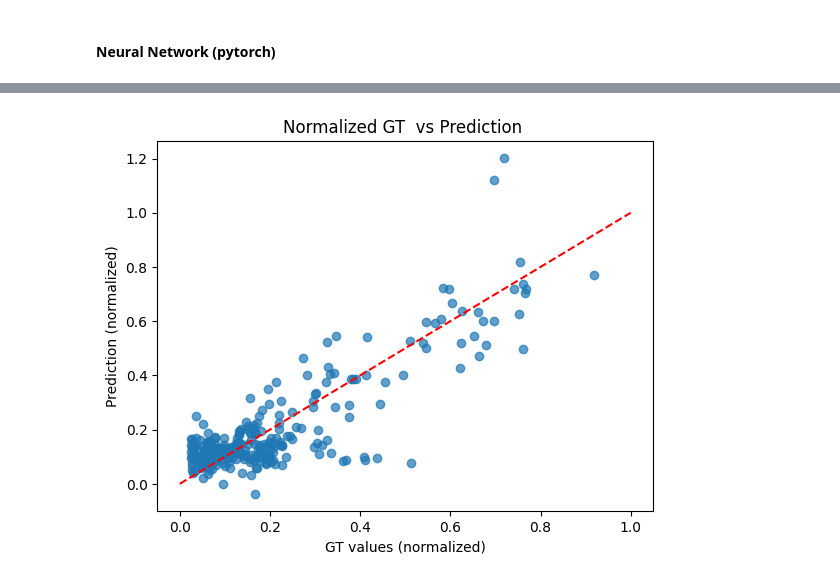
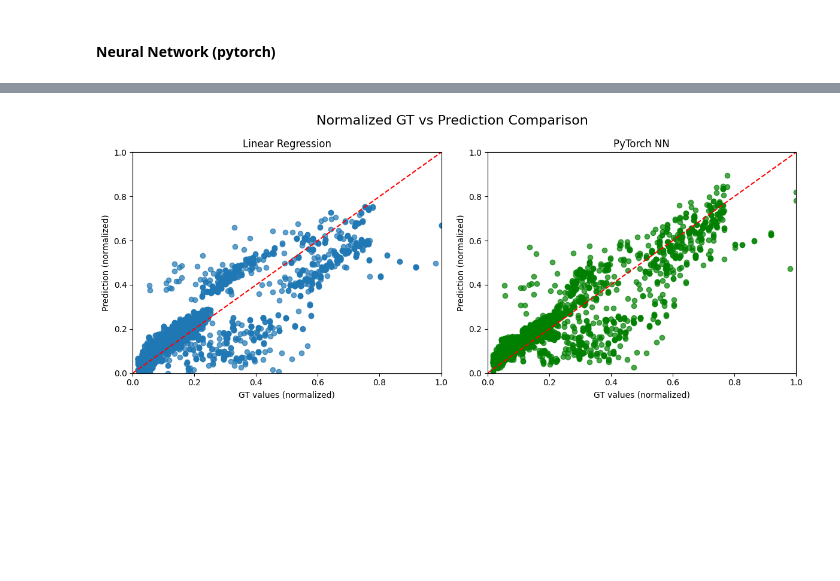
Before and after one commit to Roby290597/health_insurance, a Jupyter notebook: insurance_analysis.ipynb, the cells around one changed output, grey strips where cells are left out. Saved outputs shown, nothing was run; the diff lists cells and outputs as text; code cells hidden in the pictures; blank space fills up the shorter version.

```diff
--- a/insurance_analysis.ipynb
+++ b/insurance_analysis.ipynb
@@ -80,7 +61,7 @@ insurance_data.shape
 insurance_data_no_claim.isna().sum()
 #get the number of missing values in each column
 #insurance_data_no_claim = insurance_data_no_claim.dropna()  # Drop rows with missing values
-#insurance_data_no_claim = insurance_data_no_claim.fillna(insurance_data_no_claim.mean())  # Fill missing values with column mean
+insurance_data_no_claim = insurance_data_no_claim.fillna(insurance_data_no_claim.mean())  # Fill missing values with column mean
 
 
 
@@ -89,5 +70,4 @@ insurance_data_no_claim.isna().sum()
 # insurance_data_no_claim.describe() get a statistical summary of the dataframe
 
 print(insurance_data_no_claim.isna().sum())
-print(insurance_data.isna().sum())
 # %% [output]
@@ -112,7 +88,9 @@ dtype: int64
 ### Feature engineering
 # %%
 # Discard not significant features
-features = insurance_data_no_claim.drop(columns=['index', 'PatientID'])
+
+#if "index" in insurance_data_no_claim.columns or "PatientID" in insurance_data_no_claim.columns:
+features = insurance_data_no_claim  #.drop(columns=['index', 'PatientID'])
 
 
 # Standardize numerical features
@@ -238,6 +129,7 @@ diabetic       0.000591  0.003249
 
 #### Linear Regression (sklearn)
 # %%
+from sklearn.metrics import mean_squared_error
 from sklearn.linear_model import LinearRegression
 
 # Features (insurance_data_no_claim) und Zielvariable (target) verwenden
@@ -253,12 +145,6 @@ print(y_test[:5] )
 
 from sklearn.metrics import mean_squared_error
 
-mse = mean_squared_error(y_test, predictions)
-print("Mean Squared Error 10^3:", mse *10**3)
-
-
-from sklearn.linear_model import LinearRegression
-from sklearn.metrics import mean_squared_error
 
 # Train Linear Regression on training set
 lin_reg_val = LinearRegression()
@@ -266,6 +152,7 @@ lin_reg_val.fit(X_train, y_train)
 
 # Predict on validation set
 val_predictions = lin_reg_val.predict(X_val)
+lin_pred = lin_reg_val.predict(X_test)
 
 # Output first 5 predictions and ground truth
 print("Validation predictions:", val_predictions[:5])
@@ -274,4 +161,9 @@ print("Validation ground truth:", y_val[:5])
 # Calculate MSE for validation set
 mse_val = mean_squared_error(y_val, val_predictions)
 print("Validation Mean Squared Error 10^3:", mse_val * 10**3)
+
+
+# Calculate MSE for test set
+mse_test = mean_squared_error(y_test, lin_pred)
+print("Test Mean Squared Error 10^3:", mse_test * 10**3)
 # %% [output]
@@ -403,11 +302,29 @@ PyTorch MSE 10^3: 10.60112305181259
-# %%
-import numpy as np
-ideal = np.linspace(0,1, 10 )
-plt.scatter(y_test, predictions_torch, alpha= .7)
-plt.plot(ideal, ideal, color= "red", linestyle= "--")
-plt.title('Normalized GT  vs Prediction ')
-plt.xlabel('GT values (normalized)')
-plt.ylabel('Prediction (normalized)')
-plt.show()
-# %% [output]
-[figure, removed]
+# %%
+fig, axes = plt.subplots(1, 2, figsize=(12, 5))
+
+ideal = np.linspace(0, 1, 10)
+
+
+fig.suptitle('Normalized GT vs Prediction Comparison', fontsize=16)
+# Scatterplot für Linear Regression
+axes[0].scatter(y_test, lin_pred, alpha=0.7)
+axes[0].plot(ideal, ideal, color="red", linestyle="--")
+axes[0].set_title('Linear Regression')
+axes[0].set_xlabel('GT values (normalized)')
+axes[0].set_ylabel('Prediction (normalized)')
+axes[0].set_xlim(0, 1)
+axes[0].set_ylim(0, 1)
+
+# Scatterplot für Neural Network (PyTorch)
+axes[1].scatter(y_test, predictions_torch, alpha=0.7, color ="green")
+axes[1].plot(ideal, ideal, color="red", linestyle="--")
+axes[1].set_title('PyTorch NN')
+axes[1].set_xlabel('GT values (normalized)')
+axes[1].set_ylabel('Prediction (normalized)')
+axes[1].set_xlim(0, 1)
+axes[1].set_ylim(0, 1)
+
+plt.tight_layout()
+plt.show()
+# %% [output]
+[figure, added]
```
Also changed, not shown: parts of 17 cells of this notebook, 2 other files.
